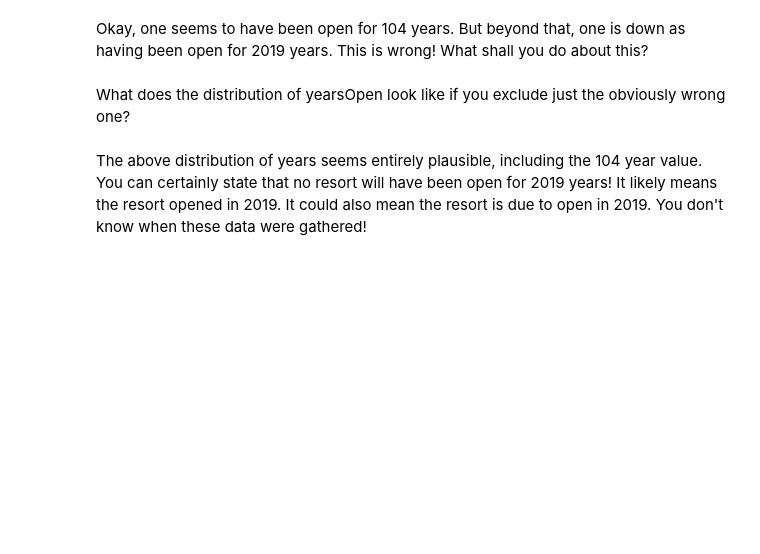
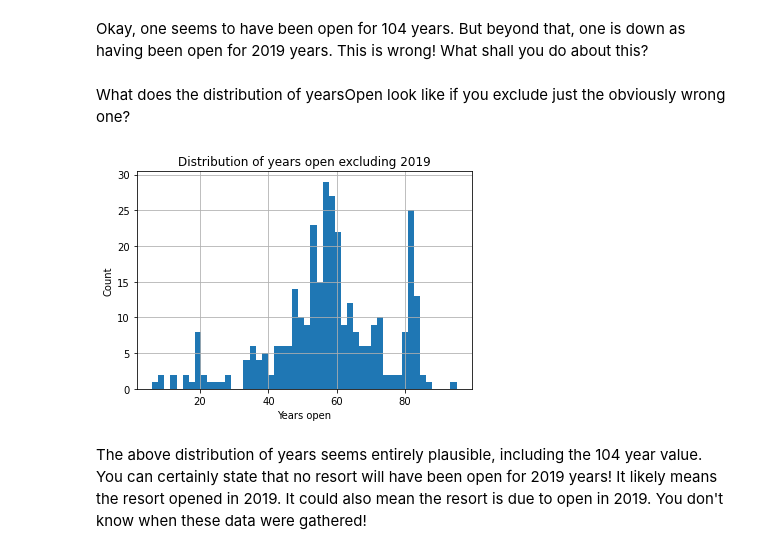
Before and after one commit to mramsey1992/DataScienceGuidedCapstone, a Jupyter notebook: Notebooks/02_data_wrangling.ipynb, the cells around one changed output. Cells and saved outputs as stored; diff of their text form; code cells hidden in the pictures; blank space fills up the shorter version.

```diff
--- a/Notebooks/02_data_wrangling.ipynb
+++ b/Notebooks/02_data_wrangling.ipynb
@@ -660,11 +665,13 @@ What does the distribution of yearsOpen look like if you exclude just the obviou
 # %%
 #Code task 26#
 #Call the hist method on 'yearsOpen' after filtering for values under 1000
 #Pass the argument bins=30 to hist(), but feel free to explore other values
-ski_data.___[ski_data.___ < ___].hist(___)
+ski_data.loc[ski_data.yearsOpen < 100].hist(column='yearsOpen', bins=50)
 plt.xlabel('Years open')
 plt.ylabel('Count')
 plt.title('Distribution of years open excluding 2019');
+# %% [output]
+[figure, added]
 # %% [markdown]
 The above distribution of years seems entirely plausible, including the 104 year value. You can certainly state that no resort will have been open for 2019 years! It likely means the resort opened in 2019. It could also mean the resort is due to open in 2019. You don't know when these data were gathered!
 # %% [markdown]
```
Also changed, not shown: parts of 21 cells of this notebook.
